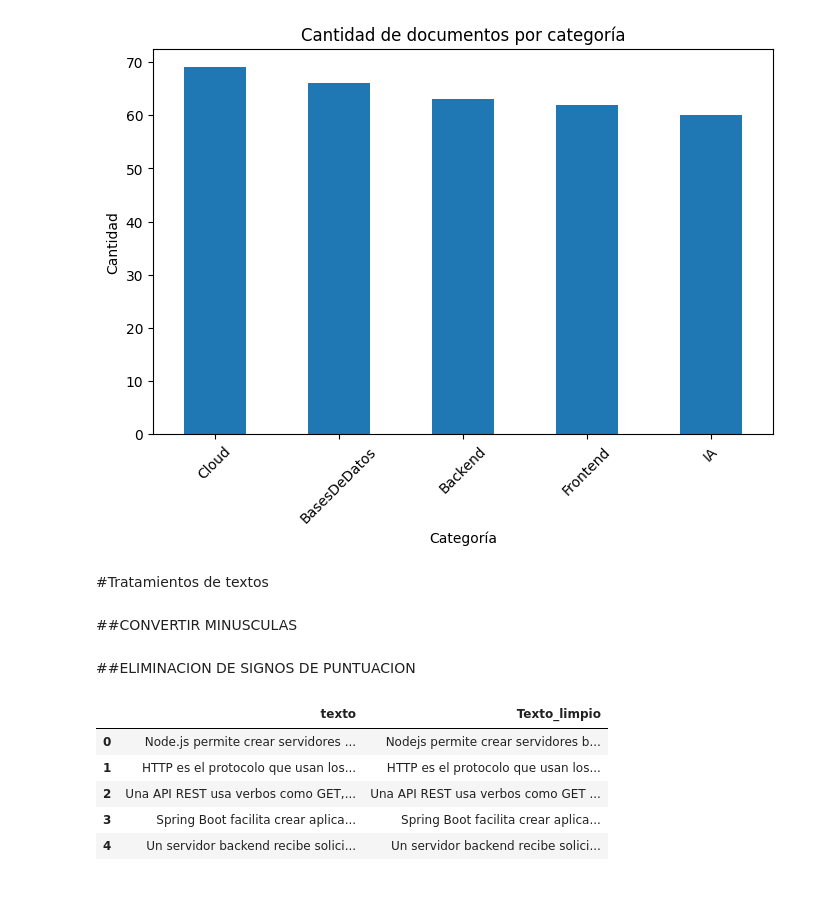
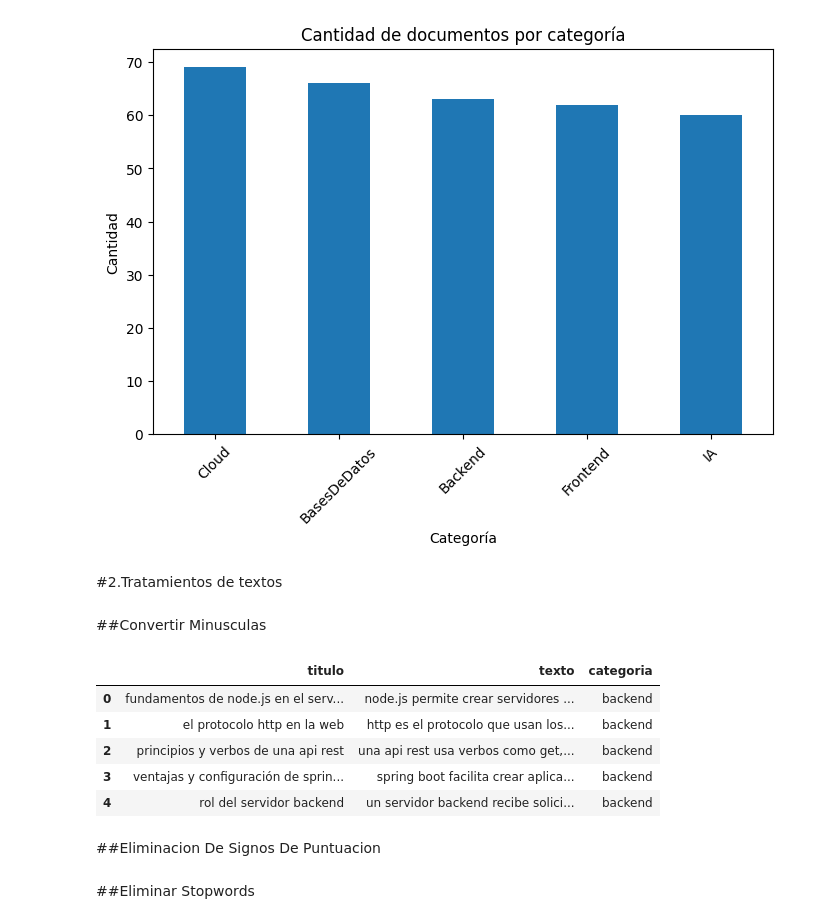
Before and after one commit to No-Country-simulation/G9-LATAM-TEAM-67, a Jupyter notebook: dataset.ipynb, the cells around one changed output. Cells and saved outputs as stored; diff of their text form; code cells hidden in the pictures; blank space fills up the shorter version.

Commit message:
se agrega Tratamientos de datos

```diff
--- a/dataset.ipynb
+++ b/dataset.ipynb
@@ -145,19 +152,27 @@ plt.show()
 # %% [output]
 [figure]
 # %% [markdown]
-#Tratamientos de textos
+#2.Tratamientos de textos
-# %% [markdown]
-##CONVERTIR MINUSCULAS
-# %% [markdown]
-##ELIMINACION DE SIGNOS DE PUNTUACION
+# %% [markdown]
+##Convertir Minusculas
+# %%
+df['texto'] = df['texto'].str.lower()
+df['titulo'] = df['titulo'].str.lower()
+df['categoria'] = df['categoria'].str.lower()
+
+df.head()
+# %% [output]
+|  | titulo | texto | categoria |
+| 0 | fundamentos de node.js en el serv... | node.js permite crear servidores ... | backend |
+| 1 | el protocolo http en la web | http es el protocolo que usan los... | backend |
+| 2 | principios y verbos de una api rest | una api rest usa verbos como get,... | backend |
+| 3 | ventajas y configuración de sprin... | spring boot facilita crear aplica... | backend |
+| 4 | rol del servidor backend | un servidor backend recibe solici... | backend |
+# %% [markdown]
+##Eliminacion De Signos De Puntuacion
 # %%
 #Eliminación de signos en textos
 
 df['texto'] = df['texto'].str.replace(r'[^\w\s]|_', '', regex=True)
-# %% [output]
-|  | texto | Texto_limpio |
-| 0 | Node.js permite crear servidores ... | Nodejs permite crear servidores b... |
-| 1 | HTTP es el protocolo que usan los... | HTTP es el protocolo que usan los... |
-| 2 | Una API REST usa verbos como GET,... | Una API REST usa verbos como GET ... |
-| 3 | Spring Boot facilita crear aplica... | Spring Boot facilita crear aplica... |
-| 4 | Un servidor backend recibe solici... | Un servidor backend recibe solici... |
+# %% [markdown]
+##Eliminar Stopwords
```
Also changed, not shown: parts of 14 cells of this notebook.
